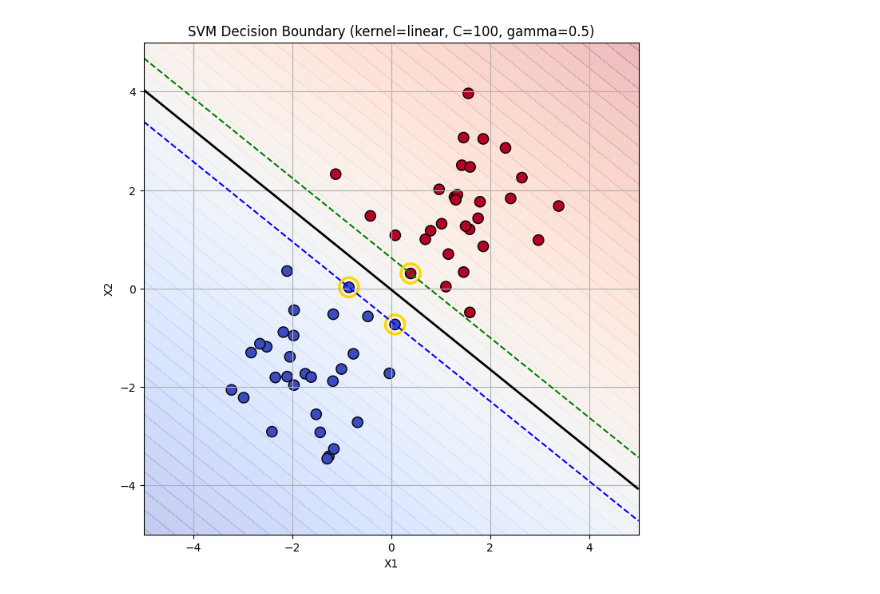
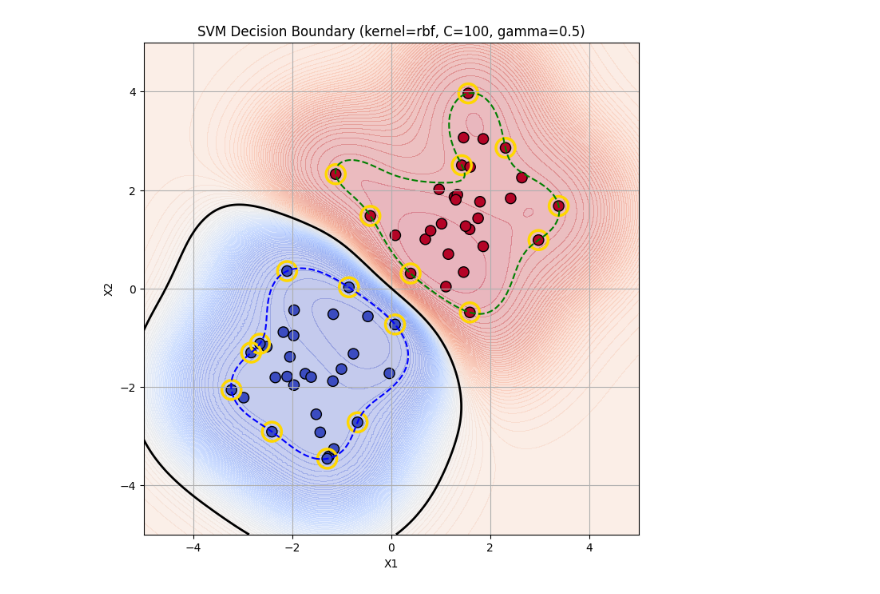
Before and after one commit to webnegar/Machine-Learning-Class, a Jupyter notebook: SVM/2-SVM-multikernel.ipynb, the cells around one changed output. Drawn from its saved outputs; the diff is of its cells as text; code cells hidden in the pictures.

```diff
--- a/SVM/2-SVM-multikernel.ipynb
+++ b/SVM/2-SVM-multikernel.ipynb
@@ -5,42 +5,47 @@ import matplotlib.pyplot as plt
 from sklearn.svm import SVC
 
 # --- داده‌ها ---
 np.random.seed(42)
 X_class0 = np.random.randn(30,2) - 1.5
 X_class1 = np.random.randn(30,2) + 1.5
 
 X = np.vstack([X_class0,X_class1])
 y = np.array([0]*len(X_class0) + [1]*len(X_class1))
 
-# --- پارامتر SVM (کافی است اینجا تغییر بدهید) ---
-kernel = 'linear'    # 'linear', 'poly', 'sigmoid' هم می‌توانید امتحان کنید
+# --- پارامترهای SVM ---
+kernel = 'rbf'    # گزینه‌ها: 'linear', 'poly', 'rbf', 'sigmoid'
 C_val = 100
-gamma_val = 0.5
+gamma_val = 0.5   # برای kernel غیر rbf یا poly، تاثیری ندارد
 
 # --- مدل ---
-model = SVC(kernel=kernel, C=C_val, gamma=gamma_val)
+# از probability=True برای gradient decision boundary استفاده می‌کنیم
+model = SVC(kernel=kernel, C=C_val, gamma=gamma_val, probability=True)
 model.fit(X, y)
 
+# --- شبکه نقاط برای رسم ---
+xx, yy = np.meshgrid(np.linspace(-5,5,300), np.linspace(-5,5,300))
+Z_prob = model.predict_proba(np.c_[xx.ravel(), yy.ravel()])[:,1].reshape(xx.shape)
+Z_dec = model.decision_function(np.c_[xx.ravel(), yy.ravel()]).reshape(xx.shape)
+
 # --- نمودار ---
-xx, yy = np.meshgrid(np.linspace(-5,5,300), np.linspace(-5,5,300))
-Z = model.decision_function(np.c_[xx.ravel(), yy.ravel()]).reshape(xx.shape)
-
 plt.figure(figsize=(8,8))
 
-# مرز تصمیم و margin
-plt.contourf(xx, yy, Z, levels=50, cmap='coolwarm', alpha=0.3)
-plt.contour(xx, yy, Z, levels=[0], colors='k', linewidths=2)
-plt.contour(xx, yy, Z, levels=[-1,1], colors=['blue','green'], linestyles='--', linewidths=1.5)
+# مرز تصمیم gradient
+plt.contourf(xx, yy, Z_prob, levels=100, cmap='coolwarm', alpha=0.3)
+
+# خطوط decision boundary و margin
+plt.contour(xx, yy, Z_dec, levels=[0], colors='k', linewidths=2)        # Decision boundary
+plt.contour(xx, yy, Z_dec, levels=[-1,1], colors=['blue','green'], linestyles='--', linewidths=1.5)  # Margin
 
 # نقاط و support vectorها
 plt.scatter(X[:,0], X[:,1], c=y, cmap='coolwarm', s=90, edgecolors='k')
 plt.scatter(model.support_vectors_[:,0], model.support_vectors_[:,1],
             s=300, facecolors='none', edgecolors='gold', linewidths=2.5)
 
 plt.title(f"SVM Decision Boundary (kernel={kernel}, C={C_val}, gamma={gamma_val})")
 plt.xlabel("X1")
 plt.ylabel("X2")
 plt.grid(True)
 plt.show()
 # %% [output]
-[figure, old version]
+[figure, new version]
```
